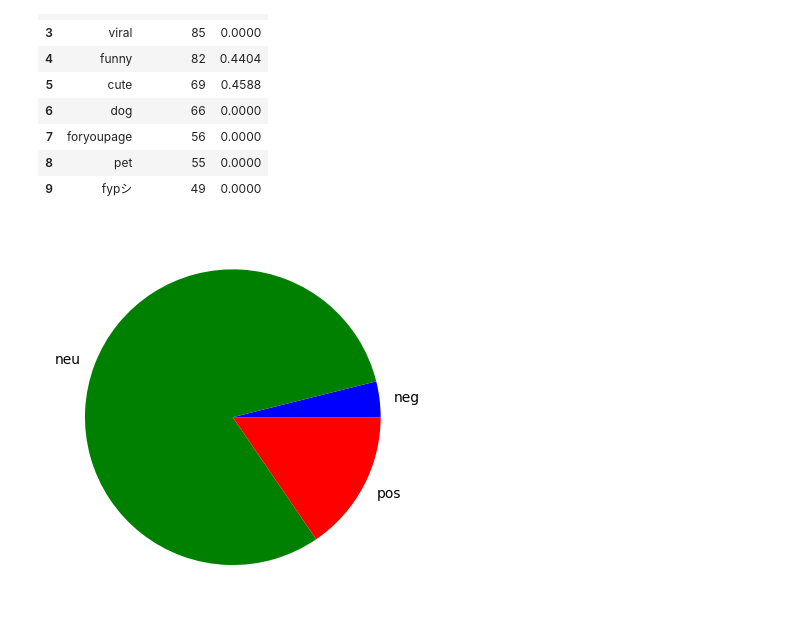
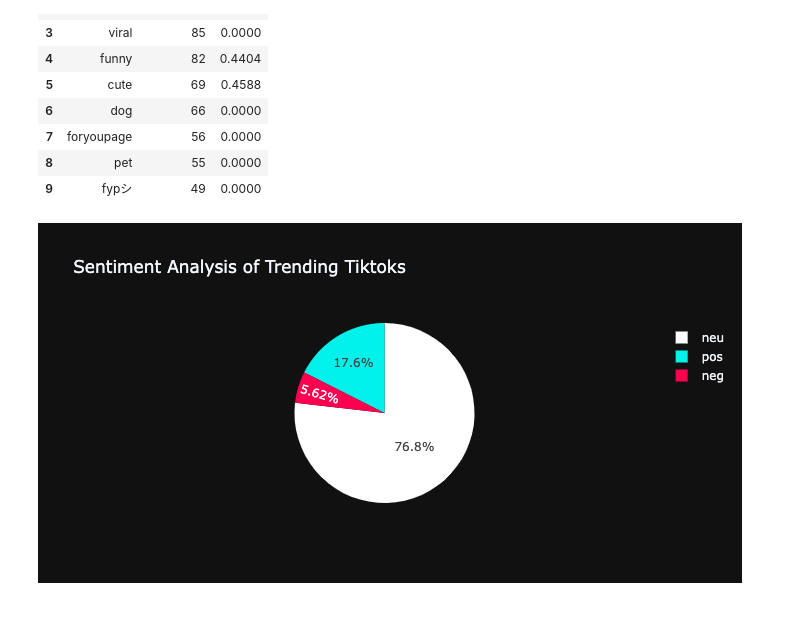
Before and after one commit to mmaemura/tiktok, a Jupyter notebook: sent_analysis.ipynb, the cells around one changed output. Cells and saved outputs as stored; diff of their text form; code cells hidden in the pictures.

```diff
--- a/sent_analysis.ipynb
+++ b/sent_analysis.ipynb
@@ -235,15 +249,17 @@ def sent_scores(tiktoks):
 
     return dict_ss
 # %%
-test = tiktoks[:10]
+import matplotlib.pyplot as plt
 
 def make_piechart(tiktoks):
     tiktoks = clean_tiktok_df(tiktoks)
     dict_data = sent_scores(tiktoks).copy()
     dict_data.pop('compound')
-    plt.pie(dict_data.values(), labels=dict_data.keys(), colors = ['blue', 'green', 'red'])
-    plt.show()
+    df_data = pd.DataFrame([{'sentiment': x, 'score': y} for x,y in dict_data.items()])
+    fig = px.pie(df_data, names='sentiment', values='score', title='Sentiment Analysis of Trending Tiktoks', template = 'plotly_dark', color_discrete_sequence = ['rgb(255,255,255)', 'rgb(0,242,234)', 'rgb(255,0,80)'])
+    return fig
 
-make_piechart(tiktoks)
+fig = make_piechart(tiktoks)
+fig.show()
 # %% [output]
-[figure, old version]
+[figure, new version]
```
Also changed, not shown: parts of 5 cells of this notebook.
